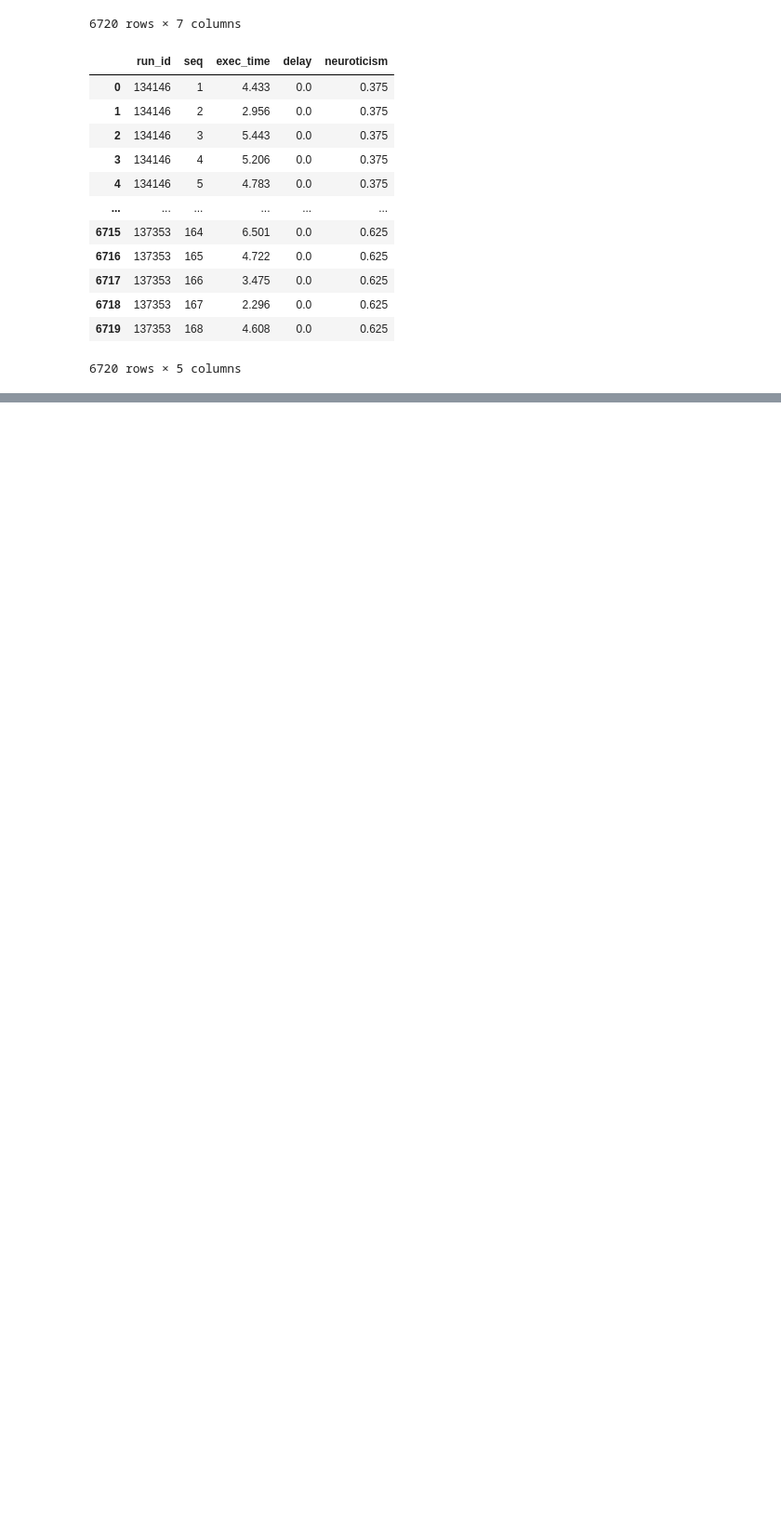
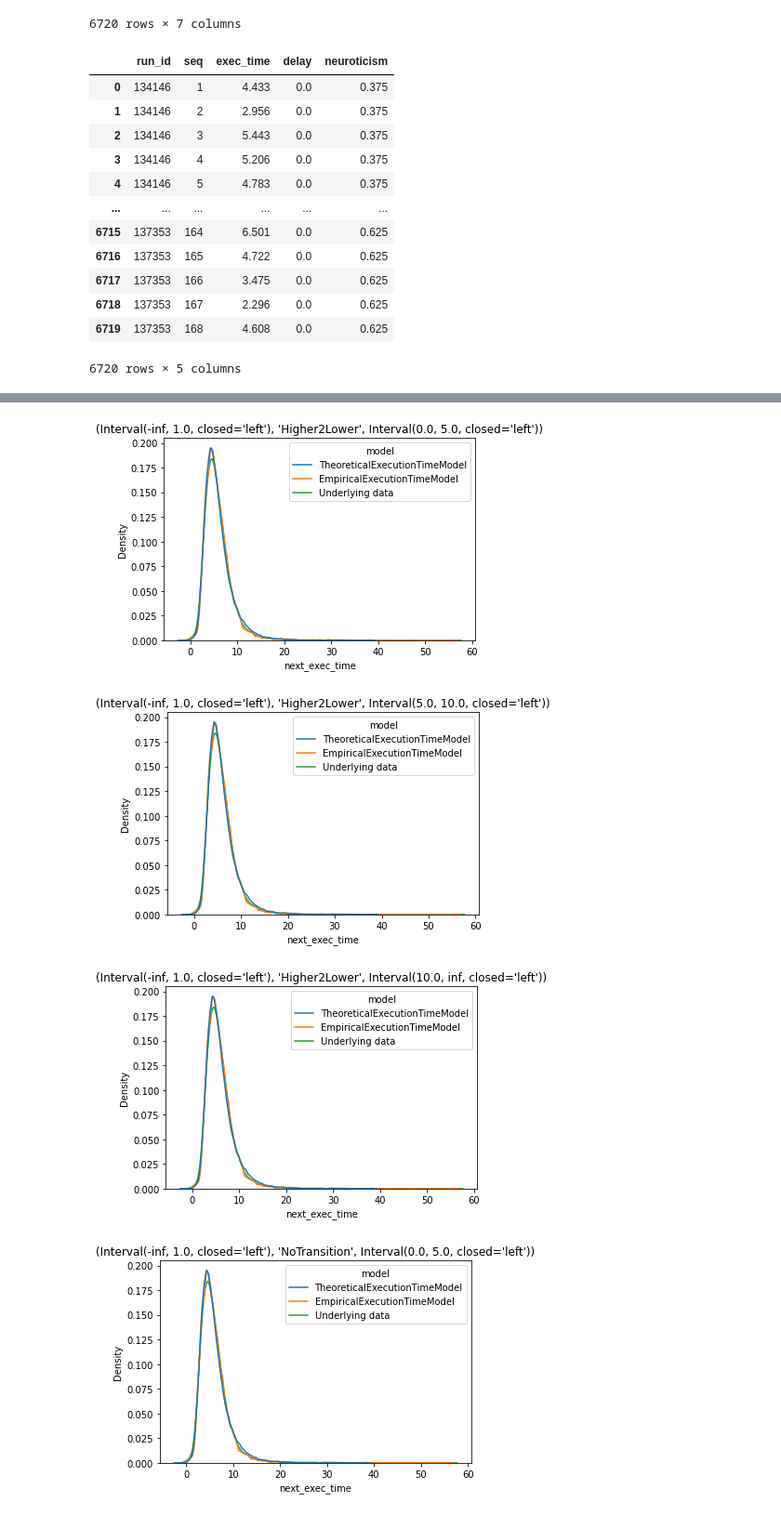
Before and after one commit to vnmo/EdgeDroid2, a Jupyter notebook: analysis/models.ipynb, the cells around one changed output, grey strips where cells are left out. Shown at 93% size. Cells and saved outputs as stored; diff of their text form; code cells hidden in the pictures; blank space fills up the shorter version.

```diff
--- a/analysis/models.ipynb
+++ b/analysis/models.ipynb
@@ -281,0 +102,15 @@ results.corr()
+# %%
+df1 = results.drop(columns=[col for col in results.columns
+                      if col not in ['step_index', 'model neuroticism (binned)',
+                      'latest impairment', 'latest transition', 'run_id',
+                      'current duration (binned)', 'exec_time', 'model']])\
+    .rename(columns={
+        'step_index': 'seq',
+        'model neuroticism (binned)': 'neuroticism',
+        'latest impairment': 'impairment',
+        'latest transition': 'transition',
+        'current duration (binned)': 'duration',
+        'exec_time': 'next_exec_time'
+    }
+)
+df1
@@ -281,0 +131,6 @@ results.corr()
+# %%
+df2 = data.copy()
+df2["seq"] -= 1
+df2["model"] = "Underlying data"
+
+df2
@@ -281,0 +151,3 @@ results.corr()
+# %%
+df = pd.concat((df1, df2), ignore_index=True)
+df
@@ -281,0 +168,17 @@ results.corr()
+# %%
+for g, df_sg in df.groupby(['impairment', 'transition', 'duration']):
+    ax = sns.kdeplot(
+        # kind='kde',
+        data=df,
+        x='next_exec_time',
+        hue='model',
+        # cumulative=True,
+        common_norm=False
+    )
+    ax.set_title(str(g))
+    plt.show()
+# %% [output]
+[figure, added]
+[figure, added]
+[figure, added]
+[figure, added]
```
Also changed, not shown: parts of 19 cells of this notebook, 1 other file.
